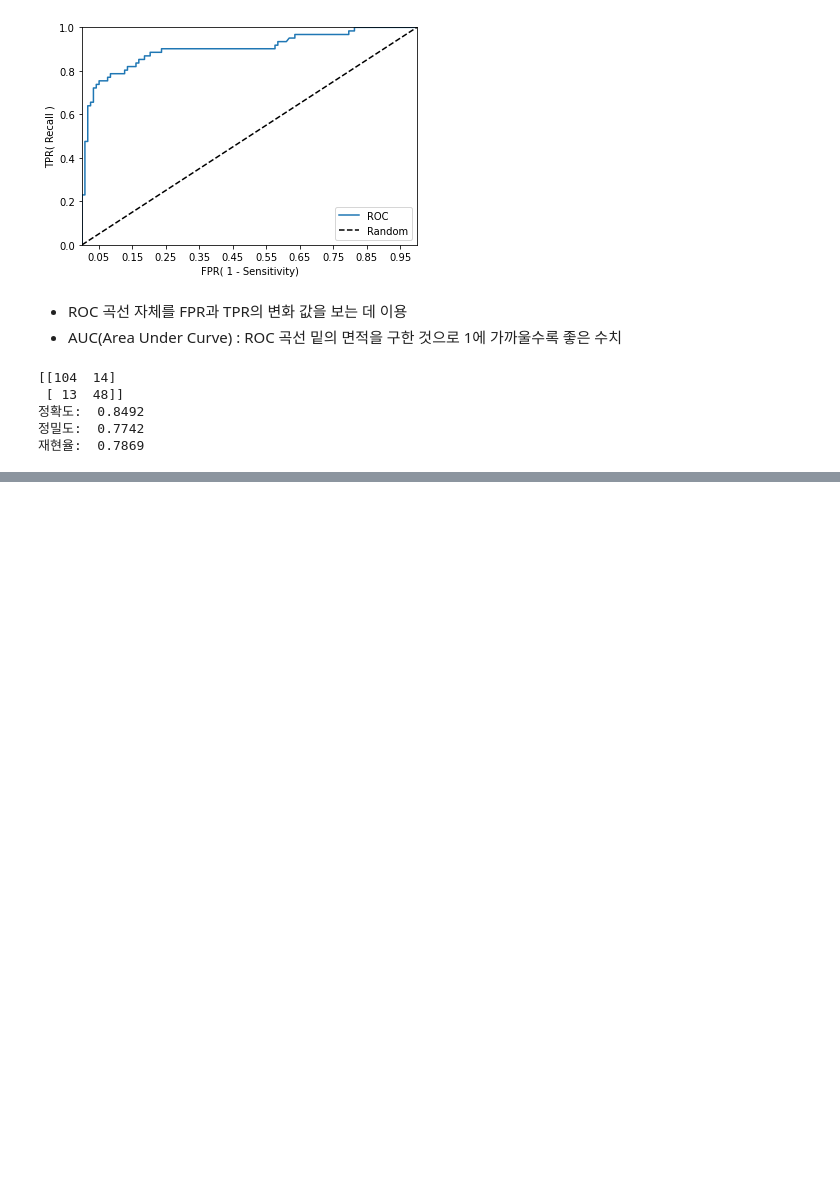
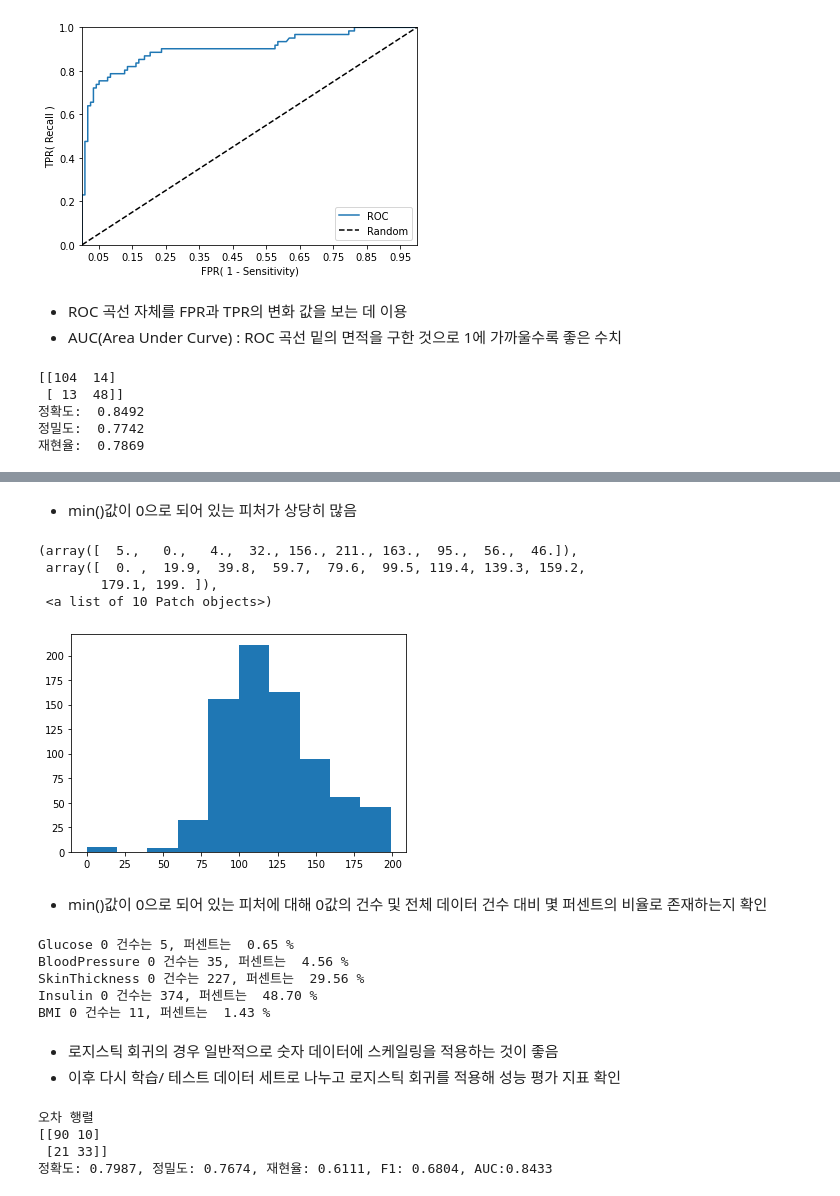
Before and after one commit to hyunseo318/ESAA_22-2, a Jupyter notebook: ML/평가.ipynb, the cells around one changed output, grey strips where cells are left out. Saved outputs shown, nothing was run; the diff lists cells and outputs as text; code cells hidden in the pictures; blank space fills up the shorter version.

```diff
--- a/ML/평가.ipynb
+++ b/ML/평가.ipynb
@@ -572,0 +666,29 @@ def get_clf_eval(y_test, pred):
+# %% [markdown]
+- min()값이 0으로 되어 있는 피처가 상당히 많음
+# %%
+plt.hist(diabetes_data['Glucose'],bins=10)
+# %% [output]
+(array([  5.,   0.,   4.,  32., 156., 211., 163.,  95.,  56.,  46.]),
+ array([  0. ,  19.9,  39.8,  59.7,  79.6,  99.5, 119.4, 139.3, 159.2,
+        179.1, 199. ]),
+ <a list of 10 Patch objects>)
+[figure, added]
+# %% [markdown]
+- min()값이 0으로 되어 있는 피처에 대해 0값의 건수 및 전체 데이터 건수 대비 몇 퍼센트의 비율로 존재하는지 확인
+# %%
+#0값을 검사할 피처 명 리스트
+zero_features = ['Glucose','BloodPressure','SkinThickness','Insulin','BMI']
+
+#전체 데이터 건수
+total_count = diabetes_data['Glucose'].count()
+
+#피처별로 반복하면서 데이터 값이 0인 데이터 건수를 추출하고, 퍼센트 계산
+for feature in zero_features:
+  zero_count = diabetes_data[diabetes_data[feature] == 0][feature].count()
+  print('{0} 0 건수는 {1}, 퍼센트는 {2: .2f} %'.format(feature, zero_count,100*zero_count/total_count))
+# %% [output]
+Glucose 0 건수는 5, 퍼센트는  0.65 %
+BloodPressure 0 건수는 35, 퍼센트는  4.56 %
+SkinThickness 0 건수는 227, 퍼센트는  29.56 %
+Insulin 0 건수는 374, 퍼센트는  48.70 %
+BMI 0 건수는 11, 퍼센트는  1.43 %
@@ -572,0 +699,25 @@ def get_clf_eval(y_test, pred):
+# %% [markdown]
+- 로지스틱 회귀의 경우 일반적으로 숫자 데이터에 스케일링을 적용하는 것이 좋음
+- 이후 다시 학습/ 테스트 데이터 세트로 나누고 로지스틱 회귀를 적용해 성능 평가 지표 확인
+# %%
+X=diabetes_data.iloc[:,:-1] #마지막 컬럼 제외한 나머지
+y=diabetes_data.iloc[:,-1] #마지막 컬럼만
+
+#StandardScaler 클래스를 이용해 피처 데이터 세트에 일괄적으로 스케일링 적용
+scaler = StandardScaler()
+X_scaled = scaler.fit_transform(X)
+
+X_train, X_test, y_train, y_test = train_test_split(X_scaled,y,test_size=0.2, random_state=156, stratify=y)
+
+#로지스틱 회귀로 학습, 예측 및 평가 수행
+lr_clf = LogisticRegression()
+lr_clf.fit(X_train,y_train)
+pred=lr_clf.predict(X_test)
+pred_proba = lr_clf.predict_proba(X_test)[:,1]
+
+get_clf_eval(y_test, pred, pred_proba)
+# %% [output]
+오차 행렬
+[[90 10]
+ [21 33]]
+정확도: 0.7987, 정밀도: 0.7674, 재현율: 0.6111, F1: 0.6804, AUC:0.8433
```
Also changed, not shown: parts of 14 cells of this notebook.
